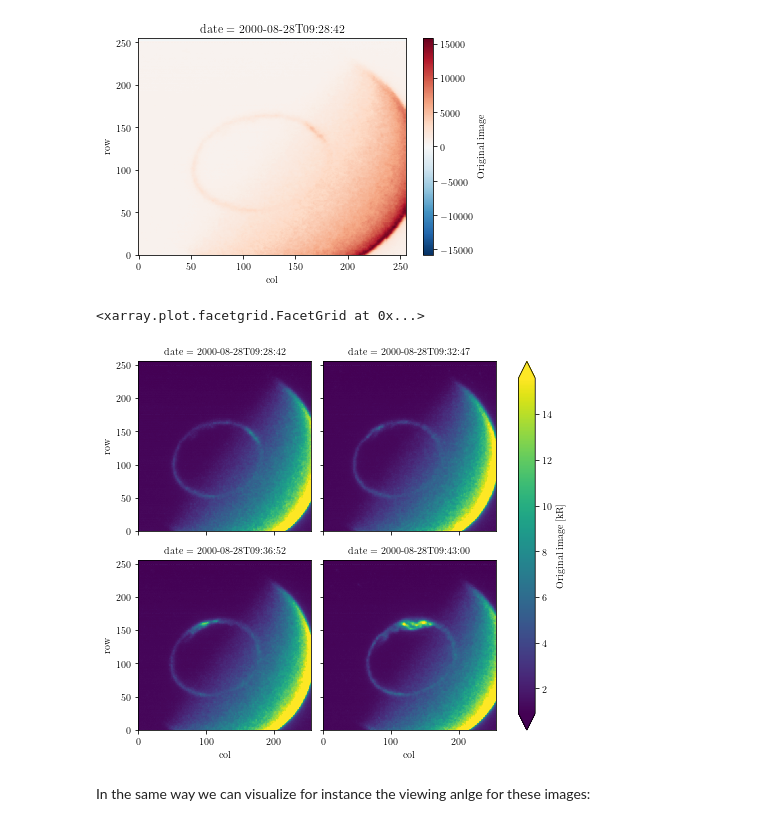
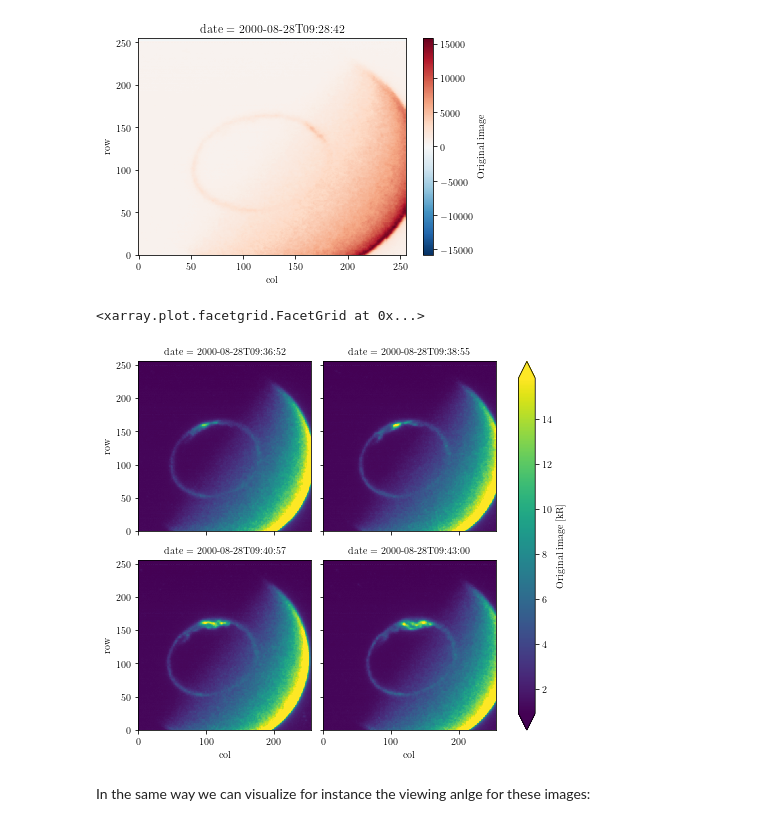
Before and after one commit to aohma/fuvpy, a Jupyter notebook: notebooks/fuvpyExample.ipynb, the cells around one changed output. Cells and saved outputs as stored; diff of their text form; code cells hidden in the pictures.

```diff
--- a/notebooks/fuvpyExample.ipynb
+++ b/notebooks/fuvpyExample.ipynb
@@ -50,10 +51,10 @@ wic.sel(date='2000-08-28 09:28:42')['img'].plot()
 [figure]
 # %%
 wic = fuv.getRayleigh(wic,'img')
-wic.isel(date=[0,2,4,7])['imgR'].plot(x='col', y='row', col='date', col_wrap=2,robust=True)
+wic.isel(date=slice(4,8))['imgR'].plot(x='col', y='row', col='date', col_wrap=2,robust=True)
 # %% [output]
 <xarray.plot.facetgrid.FacetGrid at 0x...>
-[figure, old version]
+[figure, new version]
 # %% [markdown]
 In the same way we can visualize for instance the viewing anlge for these images:
 # %%
```
Also changed, not shown: parts of 20 cells of this notebook.
